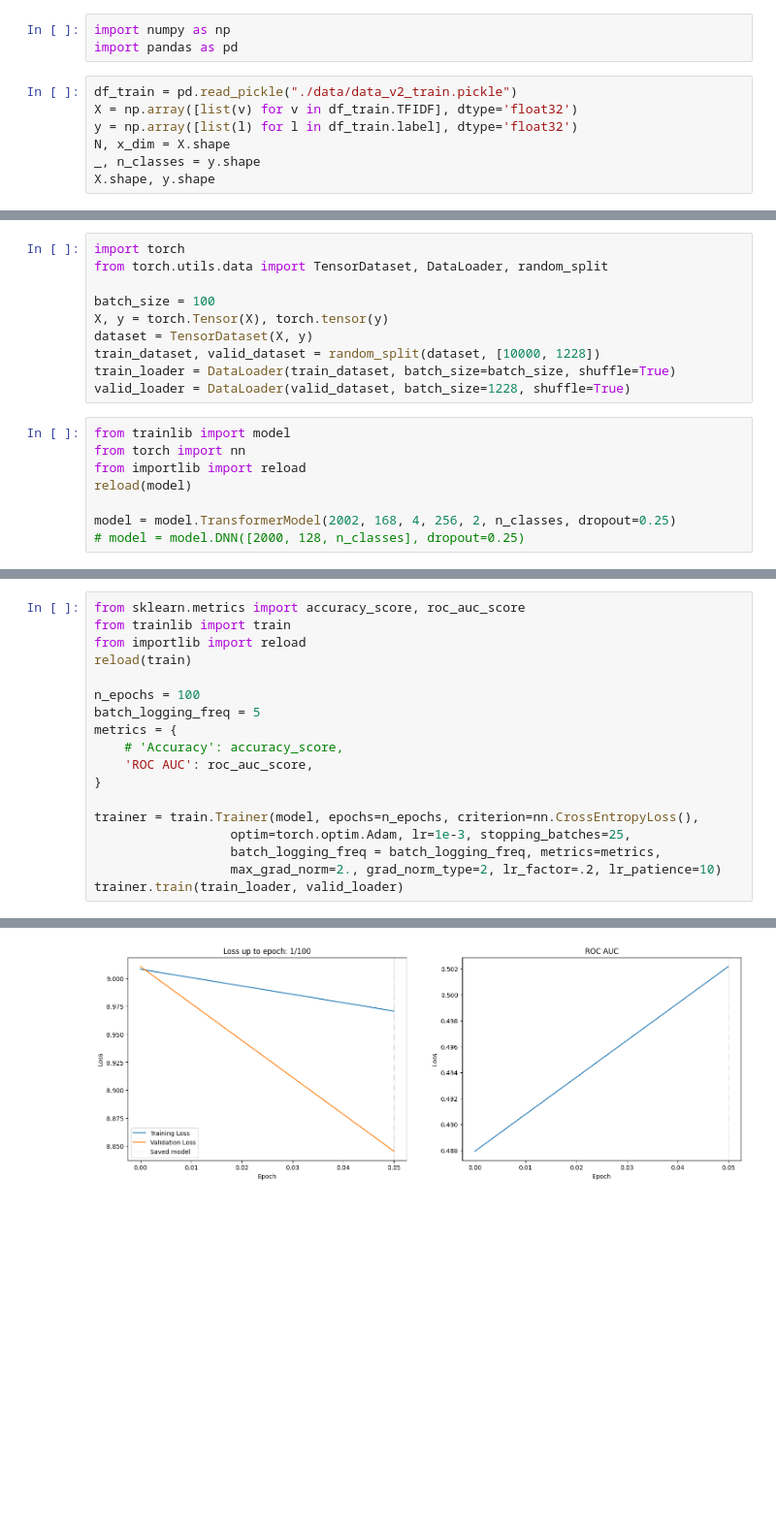
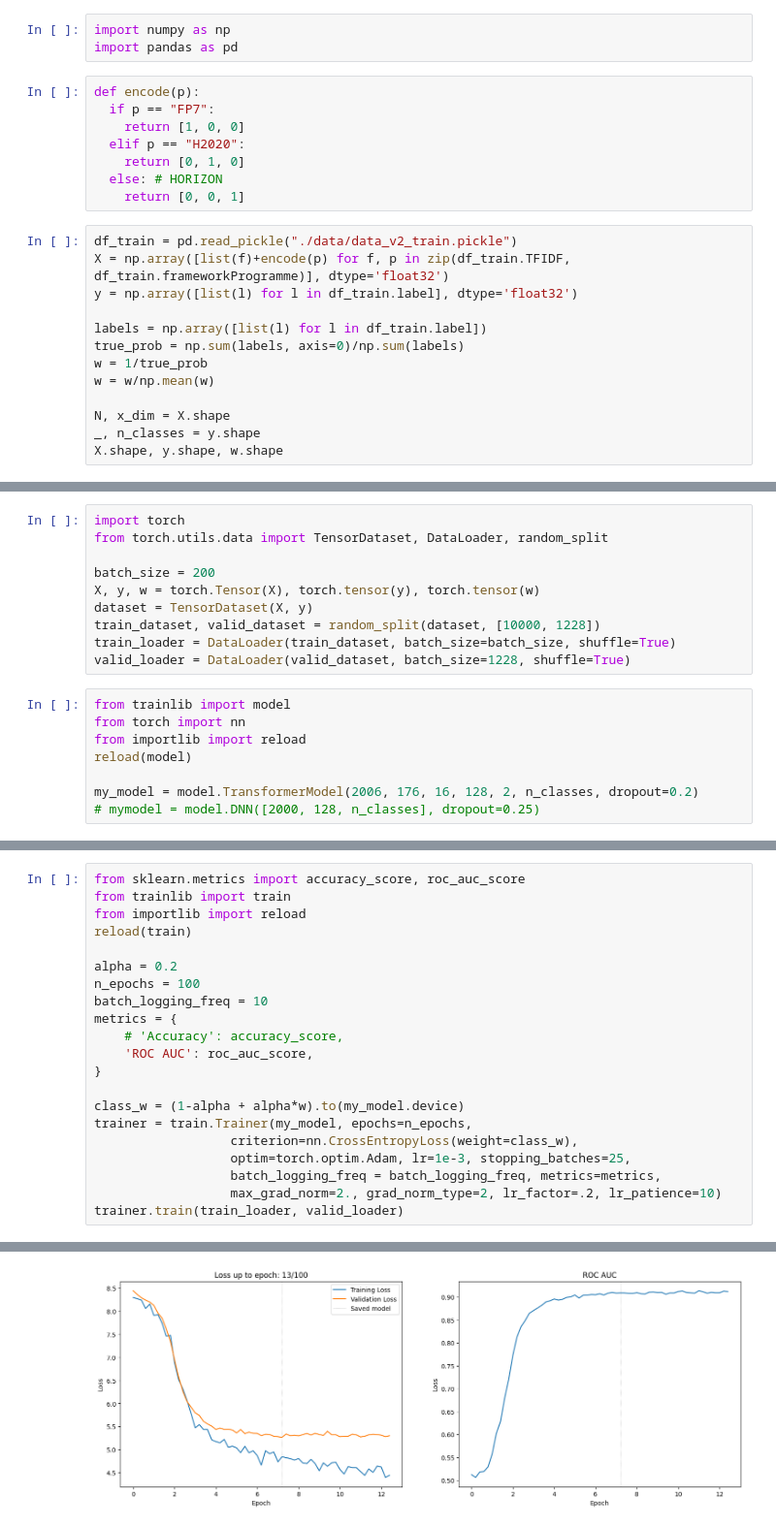
Before and after one commit to pabloqb2000/Master-Kaggle-1, a Jupyter notebook: transformers.ipynb, the cells around one changed output, grey strips where cells are left out. Shown: that part at 97% size. Cells and saved outputs as stored; diff of their text form; blank space fills up the shorter version.

```diff
--- a/transformers.ipynb
+++ b/transformers.ipynb
@@ -1,11 +57,25 @@
 # %%
 import numpy as np
 import pandas as pd
+# %%
+def encode(p):
+  if p == "FP7":
+    return [1, 0, 0]
+  elif p == "H2020":
+    return [0, 1, 0]
+  else: # HORIZON
+    return [0, 0, 1]
 # %%
 df_train = pd.read_pickle("./data/data_v2_train.pickle")
-X = np.array([list(v) for v in df_train.TFIDF], dtype='float32')
+X = np.array([list(f)+encode(p) for f, p in zip(df_train.TFIDF, df_train.frameworkProgramme)], dtype='float32')
 y = np.array([list(l) for l in df_train.label], dtype='float32')
+
+labels = np.array([list(l) for l in df_train.label])
+true_prob = np.sum(labels, axis=0)/np.sum(labels)
+w = 1/true_prob
+w = w/np.mean(w)
+
 N, x_dim = X.shape
 _, n_classes = y.shape
-X.shape, y.shape
+X.shape, y.shape, w.shape
 # %% [output]
@@ -14,8 +84,8 @@ X.shape, y.shape
 import torch
 from torch.utils.data import TensorDataset, DataLoader, random_split
 
-batch_size = 100
-X, y = torch.Tensor(X), torch.tensor(y)
+batch_size = 200
+X, y, w = torch.Tensor(X), torch.tensor(y), torch.tensor(w)
 dataset = TensorDataset(X, y)
 train_dataset, valid_dataset = random_split(dataset, [10000, 1228])
 train_loader = DataLoader(train_dataset, batch_size=batch_size, shuffle=True)
@@ -26,5 +96,5 @@ from torch import nn
 from importlib import reload
 reload(model)
 
-model = model.TransformerModel(2002, 168, 4, 256, 2, n_classes, dropout=0.25)
-# model = model.DNN([2000, 128, n_classes], dropout=0.25)
+my_model = model.TransformerModel(2006, 176, 16, 128, 2, n_classes, dropout=0.2)
+# mymodel = model.DNN([2000, 128, n_classes], dropout=0.25)
@@ -36,14 +104,17 @@ from trainlib import train
 from importlib import reload
 reload(train)
 
+alpha = 0.2
 n_epochs = 100
-batch_logging_freq = 5
+batch_logging_freq = 10
 metrics = {
     # 'Accuracy': accuracy_score,
     'ROC AUC': roc_auc_score,
 }
 
-trainer = train.Trainer(model, epochs=n_epochs, criterion=nn.CrossEntropyLoss(),
+class_w = (1-alpha + alpha*w).to(my_model.device)
+trainer = train.Trainer(my_model, epochs=n_epochs,
+                  criterion=nn.CrossEntropyLoss(weight=class_w),
                   optim=torch.optim.Adam, lr=1e-3, stopping_batches=25,
                   batch_logging_freq = batch_logging_freq, metrics=metrics,
                   max_grad_norm=2., grad_norm_type=2, lr_factor=.2, lr_patience=10)
@@ -53,2 +124,2 @@ Training interrupted at epoch: 0
-[figure, old version]
+[figure, new version]
 Loaded best model weights!
```
Also changed, not shown: parts of 17 cells of this notebook, 4 other files.
